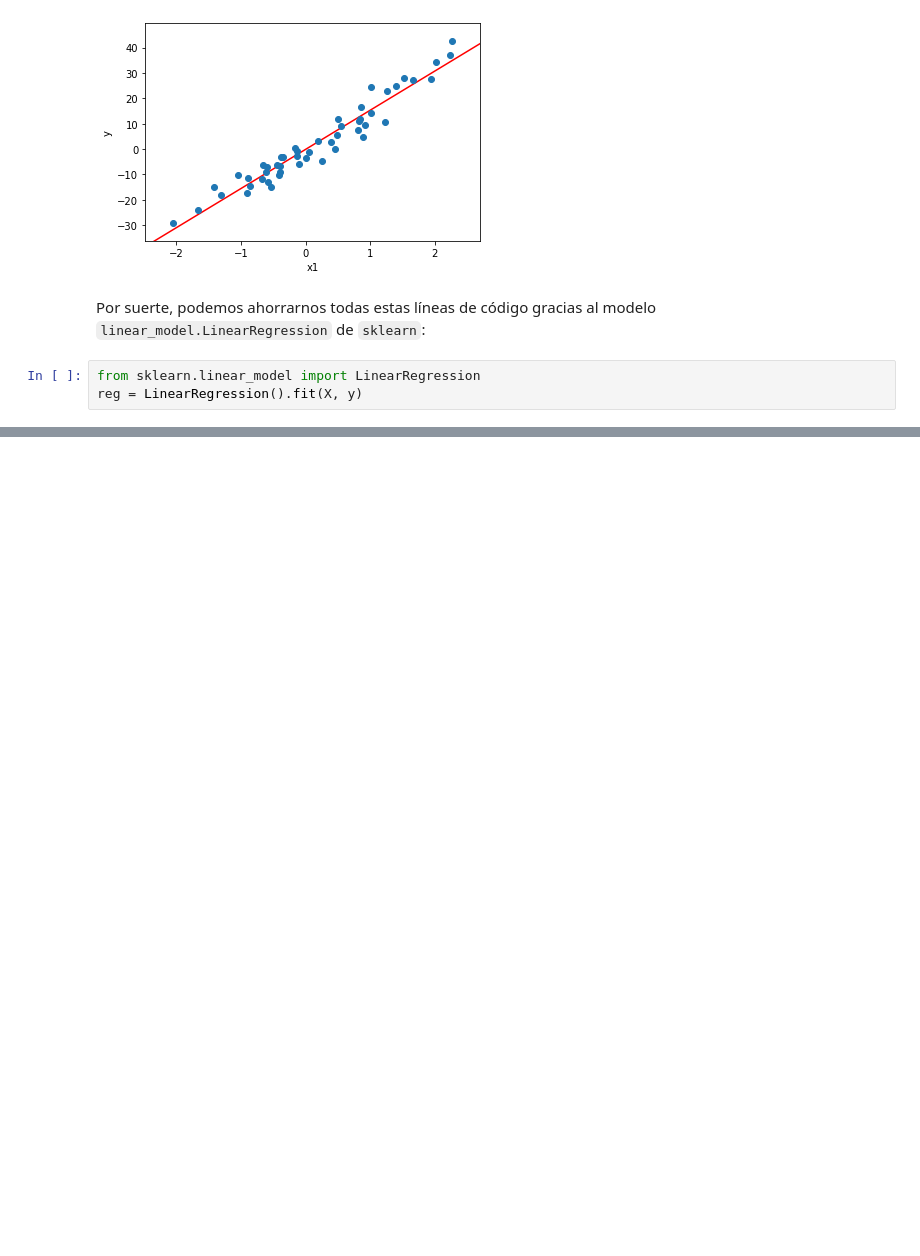
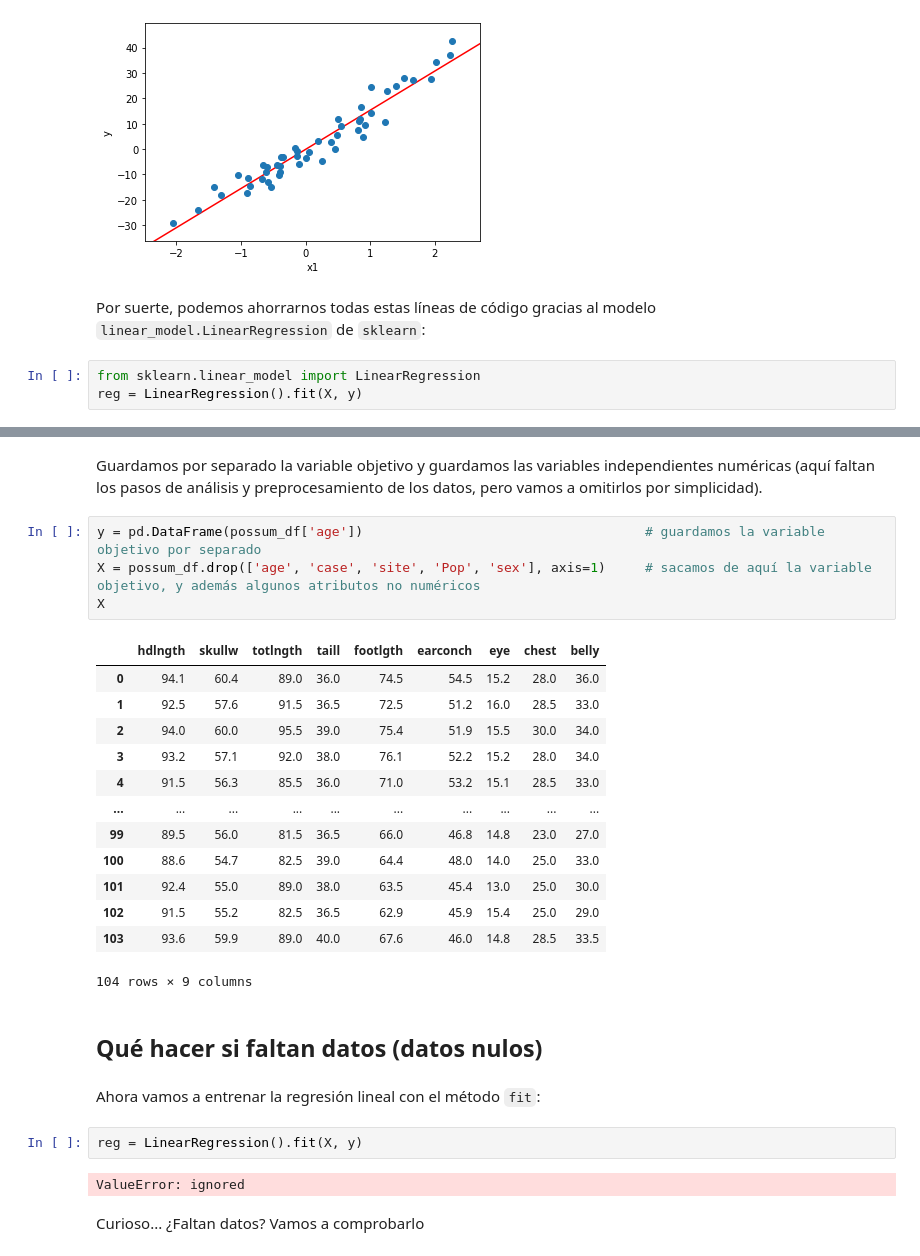
Before and after one commit to w-dan/academy_2023, a Jupyter notebook: Regresion_lineal.ipynb, the cells around one changed output, grey strips where cells are left out. Cells and saved outputs as stored; diff of their text form; blank space fills up the shorter version.

```diff
--- a/Regresion_lineal.ipynb
+++ b/Regresion_lineal.ipynb
@@ -259,0 +278,30 @@ reg = LinearRegression().fit(X, y)
+# %% [markdown]
+Guardamos por separado la variable objetivo y guardamos las variables independientes numéricas (aquí faltan los pasos de análisis y preprocesamiento de los datos, pero vamos a omitirlos por simplicidad).
+# %%
+y = pd.DataFrame(possum_df['age'])                                    # guardamos la variable objetivo por separado
+X = possum_df.drop(['age', 'case', 'site', 'Pop', 'sex'], axis=1)     # sacamos de aquí la variable objetivo, y además algunos atributos no numéricos
+X
+# %% [output]
+|  | hdlngth | skullw | totlngth | taill | footlgth | earconch | eye | chest | belly |
+| 0 | 94.1 | 60.4 | 89.0 | 36.0 | 74.5 | 54.5 | 15.2 | 28.0 | 36.0 |
+| 1 | 92.5 | 57.6 | 91.5 | 36.5 | 72.5 | 51.2 | 16.0 | 28.5 | 33.0 |
+| 2 | 94.0 | 60.0 | 95.5 | 39.0 | 75.4 | 51.9 | 15.5 | 30.0 | 34.0 |
+| 3 | 93.2 | 57.1 | 92.0 | 38.0 | 76.1 | 52.2 | 15.2 | 28.0 | 34.0 |
+| 4 | 91.5 | 56.3 | 85.5 | 36.0 | 71.0 | 53.2 | 15.1 | 28.5 | 33.0 |
+| ... | ... | ... | ... | ... | ... | ... | ... | ... | ... |
+| 99 | 89.5 | 56.0 | 81.5 | 36.5 | 66.0 | 46.8 | 14.8 | 23.0 | 27.0 |
+| 100 | 88.6 | 54.7 | 82.5 | 39.0 | 64.4 | 48.0 | 14.0 | 25.0 | 33.0 |
+| 101 | 92.4 | 55.0 | 89.0 | 38.0 | 63.5 | 45.4 | 13.0 | 25.0 | 30.0 |
+| 102 | 91.5 | 55.2 | 82.5 | 36.5 | 62.9 | 45.9 | 15.4 | 25.0 | 29.0 |
+| 103 | 93.6 | 59.9 | 89.0 | 40.0 | 67.6 | 46.0 | 14.8 | 28.5 | 33.5 |
+104 rows × 9 columns
+# %% [markdown]
+## Qué hacer si faltan datos (datos nulos)
+# %% [markdown]
+Ahora vamos a entrenar la regresión lineal con el método `fit`:
+# %%
+reg = LinearRegression().fit(X, y)
+# %% [output]
+ValueError: ignored
+# %% [markdown]
+Curioso... ¿Faltan datos? Vamos a comprobarlo
```
Also changed, not shown: parts of 21 cells of this notebook.
